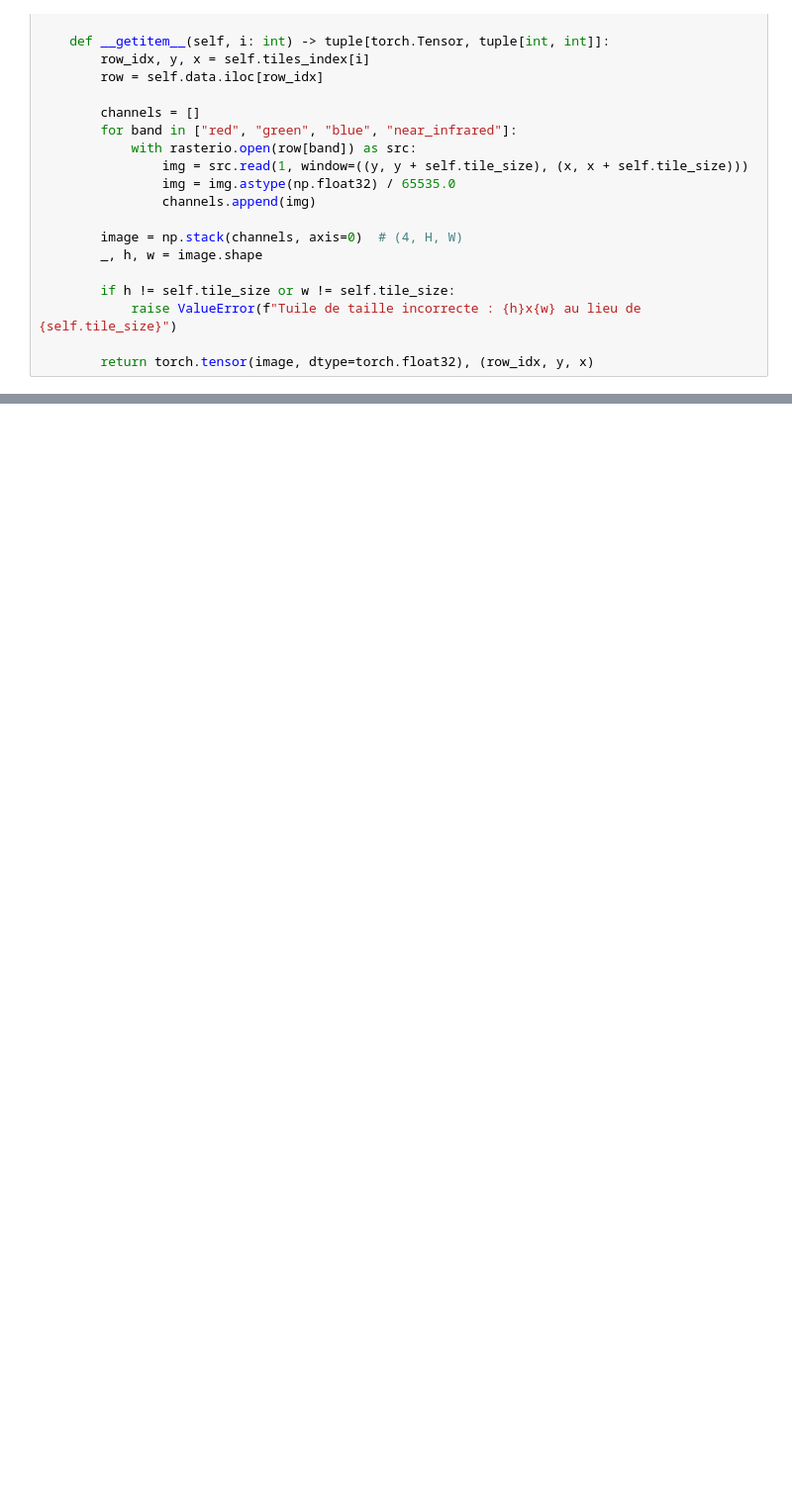
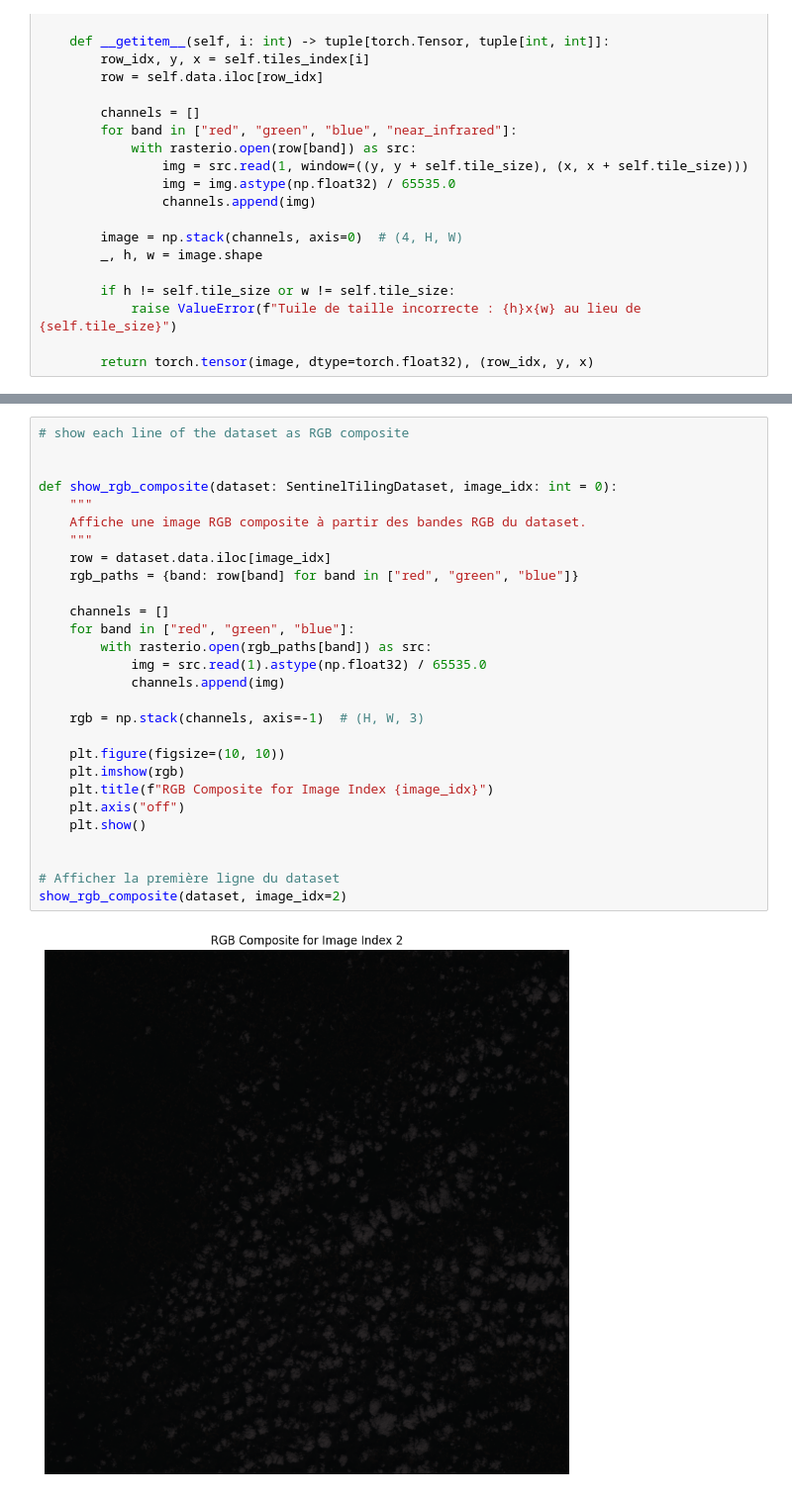
Before and after one commit to tristanGIANDO/satellite, a Jupyter notebook: satellite/exploration/inference.ipynb, the cells around one changed output, grey strips where cells are left out. Shown at 99% size. Cells and saved outputs as stored; diff of their text form; blank space fills up the shorter version.

```diff
--- a/satellite/exploration/inference.ipynb
+++ b/satellite/exploration/inference.ipynb
@@ -403,0 +284,30 @@ for idx, mask in masks.items():
+# %%
+# show each line of the dataset as RGB composite
+
+
+def show_rgb_composite(dataset: SentinelTilingDataset, image_idx: int = 0):
+    """
+    Affiche une image RGB composite à partir des bandes RGB du dataset.
+    """
+    row = dataset.data.iloc[image_idx]
+    rgb_paths = {band: row[band] for band in ["red", "green", "blue"]}
+
+    channels = []
+    for band in ["red", "green", "blue"]:
+        with rasterio.open(rgb_paths[band]) as src:
+            img = src.read(1).astype(np.float32) / 65535.0
+            channels.append(img)
+
+    rgb = np.stack(channels, axis=-1)  # (H, W, 3)
+
+    plt.figure(figsize=(10, 10))
+    plt.imshow(rgb)
+    plt.title(f"RGB Composite for Image Index {image_idx}")
+    plt.axis("off")
+    plt.show()
+
+
+# Afficher la première ligne du dataset
+show_rgb_composite(dataset, image_idx=2)
+# %% [output]
+[figure, added]
```
Also changed, not shown: parts of 10 cells of this notebook, 4 other files.
